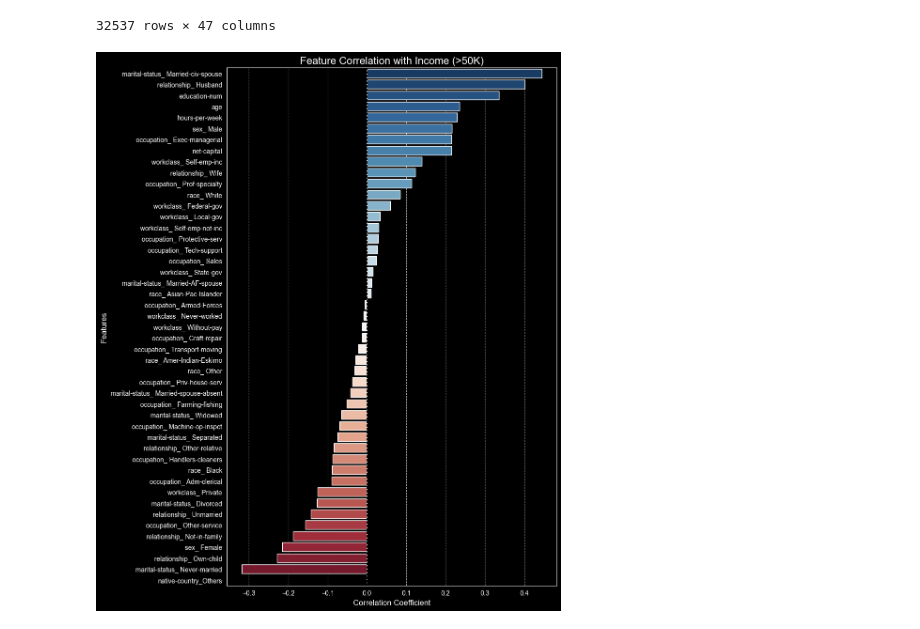
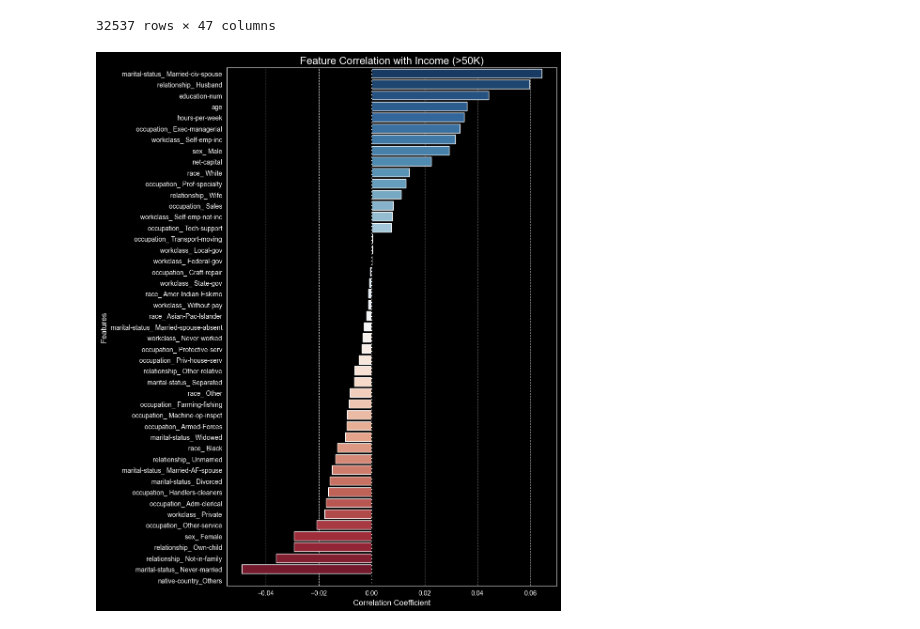
Before and after one commit to YoussefBarakat05/Income-Prediction, a Jupyter notebook: main.ipynb, the cells around one changed output. Cells and saved outputs as stored; diff of their text form; code cells hidden in the pictures.

```diff
--- a/main.ipynb
+++ b/main.ipynb
@@ -192,27 +192,30 @@ x_train
 | 32560 | 52 | 9 | 40 | 15024 | 0 | 0 | ... |
 32537 rows × 47 columns
 # %%
+# Temporarily combine for correlation
+train_df = pd.concat([x_train, y_train], axis=1)
+
 # 1. Calculate Correlation specifically for the target
 target_corr = train_df.corr()['Income'].sort_values(ascending=False)
 
 # 2. Remove the target itself from the series to avoid a 1.0 correlation bar
 target_corr = target_corr.drop('Income')
 
 # 3. Create the plot
 plt.figure(figsize=(10,12 ))
 sns.barplot(x=target_corr.values, y=target_corr.index,hue=target_corr.index, palette='RdBu_r',legend=False)
 
 # 4. Add labels and styling
 plt.title('Feature Correlation with Income (>50K)', fontsize=16)
 plt.xlabel('Correlation Coefficient', fontsize=12)
 plt.ylabel('Features', fontsize=12)
 plt.axvline(x=0, color='black', linestyle='--', linewidth=1) # Adds a center line at 0
 plt.grid(axis='x', linestyle='--', alpha=0.7)
 
 plt.tight_layout()
 plt.show()
 # %% [output]
-[figure, old version]
+[figure, new version]
 # %%
 scaler = MinMaxScaler()
 x_train = pd.DataFrame(scaler.fit_transform(x_train), columns=x_train.columns)
```
Also changed, not shown: parts of 6 cells of this notebook.
